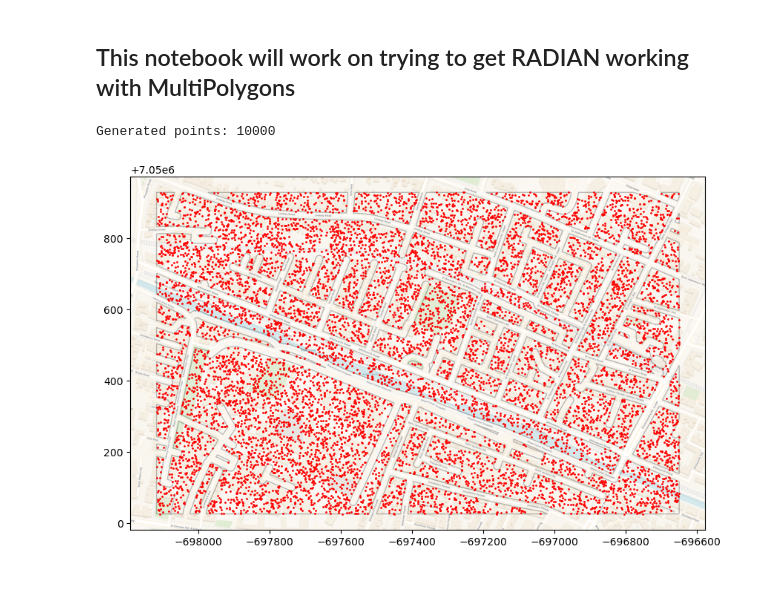
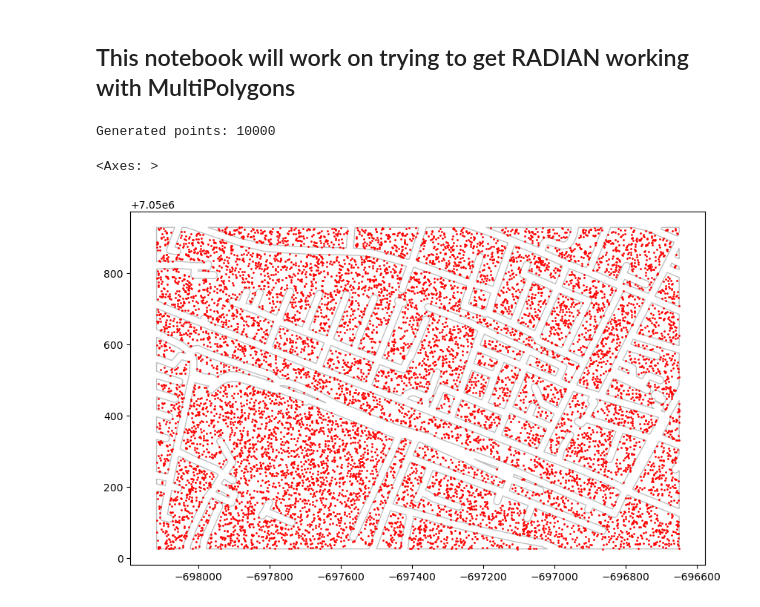
Before and after one commit to paddeaux/radian, a Jupyter notebook: radian_multi.ipynb, the cells around one changed output. Saved outputs shown, nothing was run; the diff lists cells and outputs as text; code cells hidden in the pictures.

```diff
--- a/radian_multi.ipynb
+++ b/radian_multi.ipynb
@@ -46,13 +46,15 @@ def get_shape_bounds(shape):
     else:
         return shape.bounds
 
-def points_uniform(gdf_poly, num_points):
+def points_uniform(gdf_poly, num_points, min_distance=0):
     min_x, min_y, max_x, max_y = gdf_poly.total_bounds
 
     points = []
     # Generates points repeatedly with a uniform generation within the bounds of the polygon
     while len(points) < 2*num_points: # quick and dirty implementation, x2 is too many points
-        points.append(Point([random.uniform(min_x, max_x), random.uniform(min_y, max_y)]))
+        new_point = Point([random.uniform(min_x, max_x), random.uniform(min_y, max_y)])
+        points.append(new_point)
+
     gdf = gpd.GeoDataFrame(pd.DataFrame(points, columns=['geometry']), geometry='geometry', crs=3857)
     #gdf = gdf.sjoin(gdf_poly, predicate='within')
     gdf = gdf.overlay(gdf_poly, how='intersection')
@@ -61,15 +63,16 @@ def points_uniform(gdf_poly, num_points):
 # %%
 whitworth_poly = gpd.read_file("geojson_polygons/whitworth_road_buffers.geojson")
 
 whitworth_points = points_uniform(whitworth_poly, 10000)
 
 print("Generated points:", len(whitworth_points))
 
 fig, ax = plt.subplots(1,1,figsize=(10,8))
 
 whitworth_poly.plot(ax=ax, facecolor='none', edgecolor='black', alpha=0.25)
 whitworth_points.plot(ax=ax, color='red', markersize=1)
-cx.add_basemap(ax, crs='EPSG:3857', attribution=False, source=cx.providers.CartoDB.Voyager)
+#cx.add_basemap(ax, crs='EPSG:3857', attribution=False, source=cx.providers.CartoDB.Voyager)
 # %% [output]
 Generated points: 10000
+<Axes: >
-[figure, old version]
+[figure, new version]
```
Also changed, not shown: parts of 1 cell of this notebook, 5 other files.
